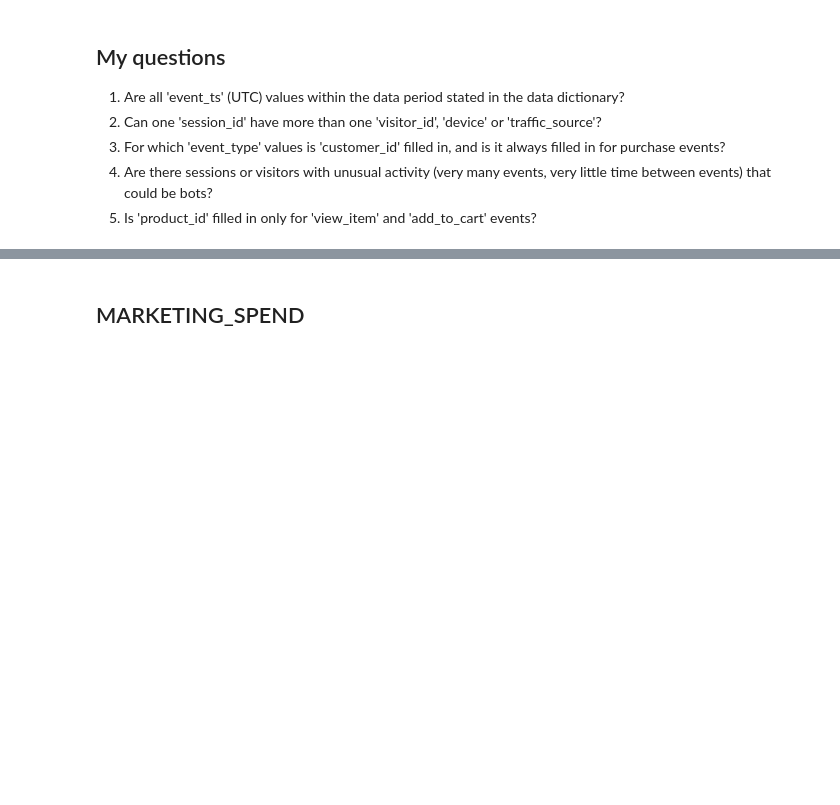
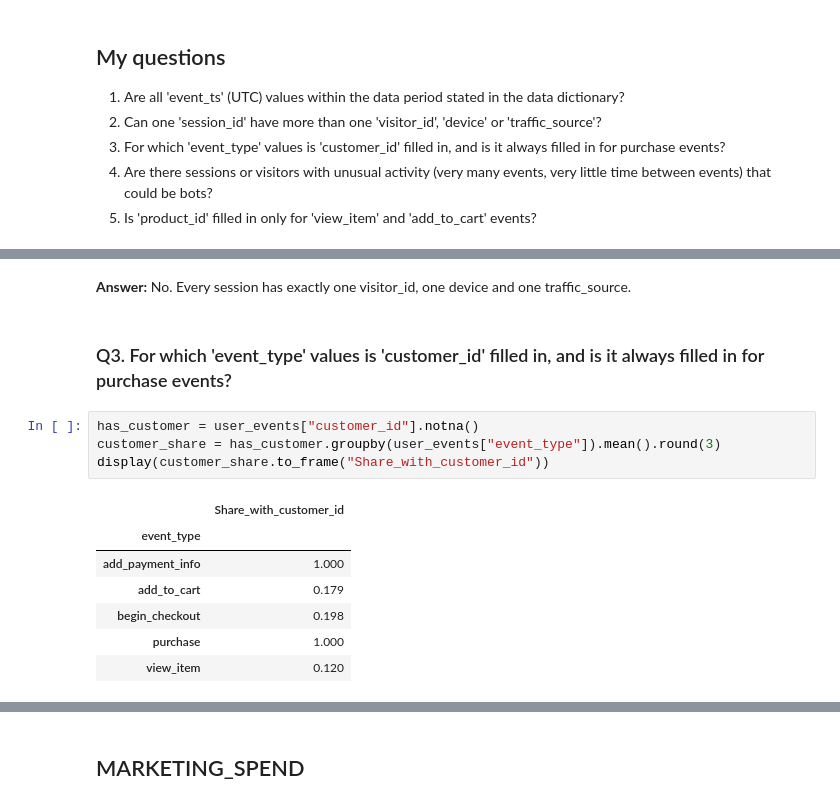
Before and after one commit to egidijus-zilis/ecommerce-analysis, a Jupyter notebook: notebooks/01_profiling.ipynb, the cells around one changed output, grey strips where cells are left out. Cells and saved outputs as stored; diff of their text form; blank space fills up the shorter version.

```diff
--- a/notebooks/01_profiling.ipynb
+++ b/notebooks/01_profiling.ipynb
@@ -725,0 +798,16 @@ How many fully duplicated rows? 0
+# %% [markdown]
+**Answer:** No. Every session has exactly one visitor_id, one device and one traffic_source.
+# %% [markdown]
+### Q3. For which 'event_type' values is 'customer_id' filled in, and is it always filled in for purchase events?
+# %%
+has_customer = user_events["customer_id"].notna()
+customer_share = has_customer.groupby(user_events["event_type"]).mean().round(3)
+display(customer_share.to_frame("Share_with_customer_id"))
+# %% [output]
+|  | Share_with_customer_id |
+| event_type |  |
+| add_payment_info | 1.000 |
+| add_to_cart | 0.179 |
+| begin_checkout | 0.198 |
+| purchase | 1.000 |
+| view_item | 0.120 |
```
Also changed, not shown: parts of 16 cells of this notebook.
